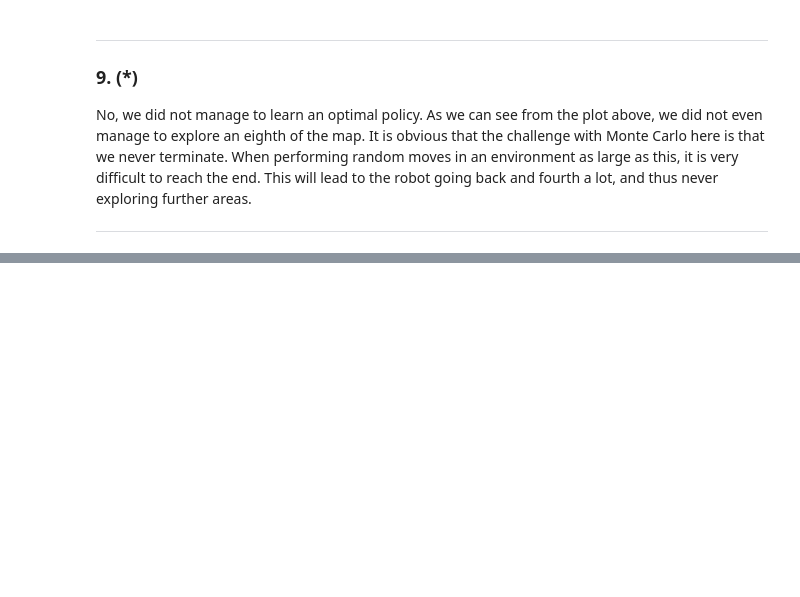
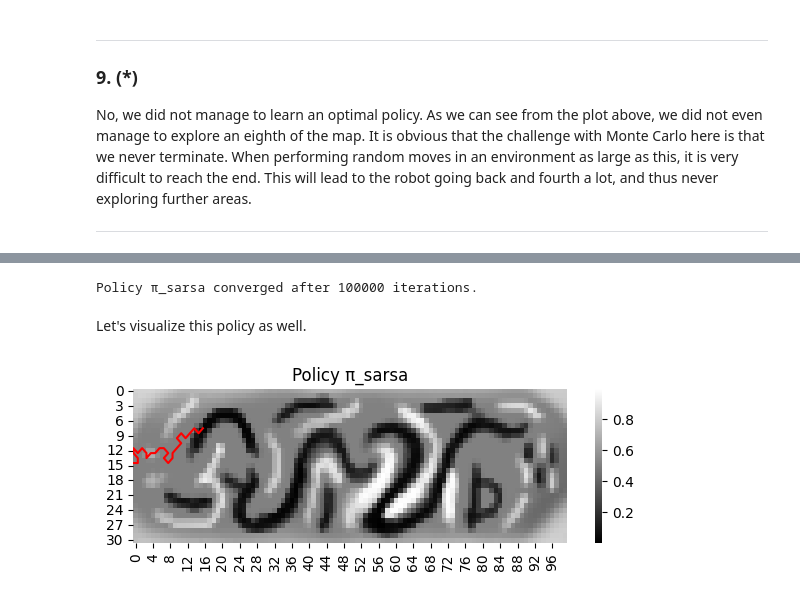
Before and after one commit to RunarFosse/INF368A-Problems, a Jupyter notebook: Problem Set 3/Report.ipynb, the cells around one changed output, grey strips where cells are left out. Cells and saved outputs as stored; diff of their text form; code cells hidden in the pictures; blank space fills up the shorter version.

```diff
--- a/Problem Set 3/Report.ipynb
+++ b/Problem Set 3/Report.ipynb
@@ -201,0 +215,79 @@ No, we did not manage to learn an optimal policy. As we can see from the plot ab
+# %%
+env = gymnasium.make('mountain/GridWorld-v0')
+
+# Again start with a randomized starting policy
+π_sarsa = np.array([[np.random.randint(8) for _ in range(columns)] for _ in range(rows)])
+
+# For SARSA we need an new alpha value of 0.15 (other than decay)
+alpha_sarsa = 0.15
+
+epsilon = 0.8
+alpha_decay = 0.99
+# %%
+# Now let's perform SARSA control
+q_π_sarsa = np.array([[[0 for _ in range(8)] for _ in range(columns)] for _ in range(rows)])
+
+# SARSA for control
+iterations = 0
+while iterations < episodes:
+    iterations += 1
+
+    # SARSA(0)
+    for episode in range(1):
+        trajectory = []
+        observation, info = env.reset()
+        terminated = truncated = False
+        while not (terminated or truncated):
+            # Perform current policy's action from state
+            state = (observation["agent"]["pos"][0], observation["agent"]["pos"][1])
+            action = π_sarsa[state]
+            observation, reward, terminated, truncated, info = env.step(action)
+
+            # Record new state and action
+            new_state = (observation["agent"]["pos"][0], observation["agent"]["pos"][1])
+            new_action = π_sarsa[new_state]
+
+            # Compute error and update state-action-value
+            delta_π_sarsa = reward + gamma * q_π_sarsa[new_state][new_action] - q_π_sarsa[state][action]
+            q_π_sarsa[state][action] += alpha_sarsa * delta_π_sarsa
+
+    # Greedy improvement
+    for row in range(rows):
+        for column in range(columns):
+            if np.random.uniform() < 1 - epsilon:
+                π_sarsa[row, column] = np.argmax(q_π_sarsa[row, column])
+            else:
+                π_sarsa[row, column] = np.random.randint(8)
+
+    # At last, decay epsilon
+    epsilon *= alpha_decay
+
+env.close()
+print("Policy π_sarsa converged after", iterations, "iterations.")
+# %% [output]
+Policy π_sarsa converged after 100000 iterations.
+# %% [markdown]
+Let's visualize this policy as well.
+# %%
+trajectory_sarsa = []
+observation, info = env.reset()
+terminated = truncated = False
+while not (terminated or truncated):
+    # Perform current policy's action from state
+    state = (observation["agent"]["pos"][0], observation["agent"]["pos"][1])
+    action = π_sarsa[state]
+    observation, reward, terminated, truncated, info = env.step(action)
+
+    # Record new state and action
+    new_state = (observation["agent"]["pos"][0], observation["agent"]["pos"][1])
+    trajectory_sarsa.append(state)
+trajectory_sarsa.append(new_state)
+
+# Let's plot the values as a heatmap
+plt.figure(figsize=(7,2))
+sns.heatmap(env.MAP, cmap="gray")
+plt.plot(np.array(trajectory_sarsa)[:, 1], np.array(trajectory_sarsa)[:, 0], c="r")
+plt.title("Policy π_sarsa")
+plt.show()
+# %% [output]
+[figure, added]
```
Also changed, not shown: parts of 25 cells of this notebook, 6 other files.
